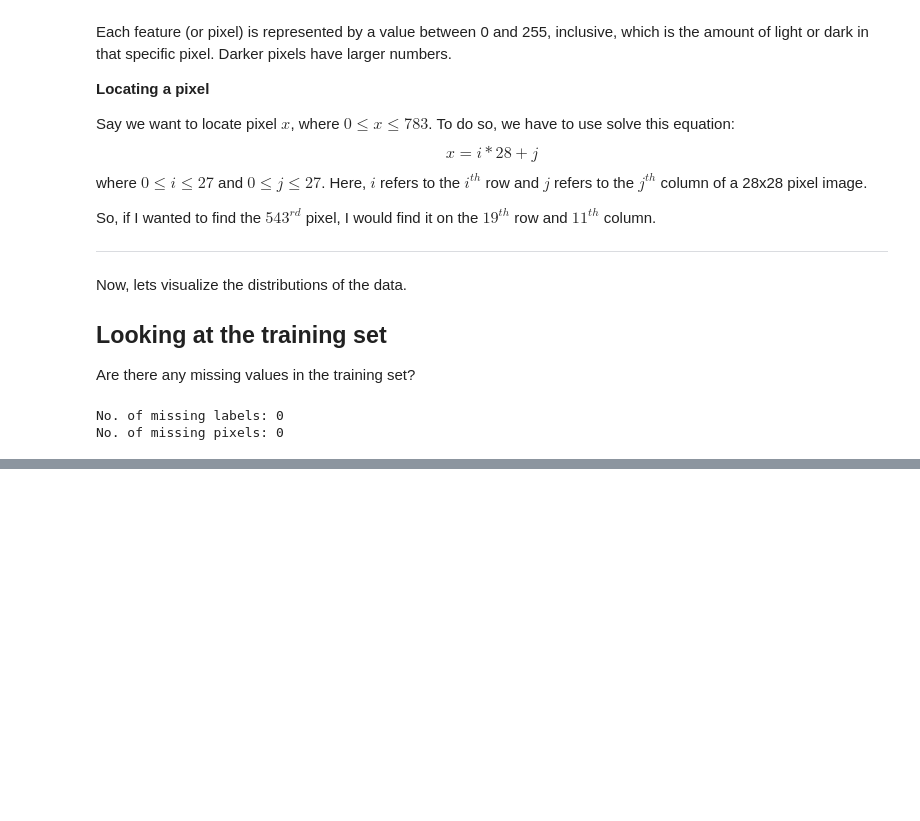
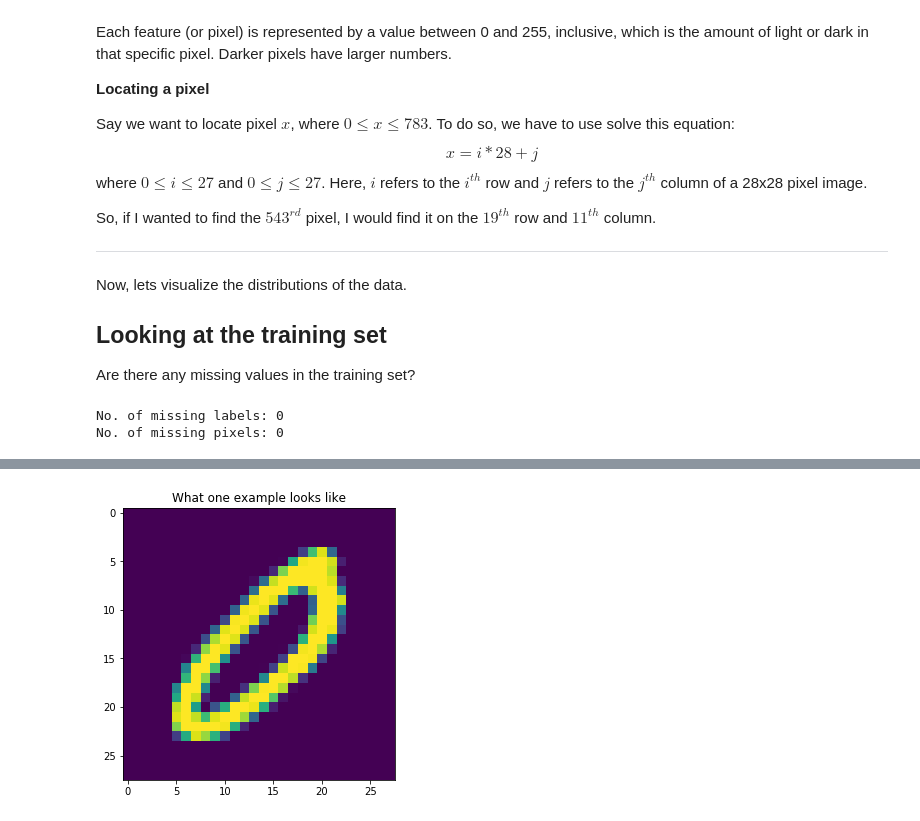
Before and after one commit to philliplagoc/Kaggle-Digit-Recognizer-Contest, a Jupyter notebook: DigitRecognizer.ipynb, the cells around one changed output, grey strips where cells are left out. Saved outputs shown, nothing was run; the diff lists cells and outputs as text; code cells hidden in the pictures; blank space fills up the shorter version.

```diff
--- a/DigitRecognizer.ipynb
+++ b/DigitRecognizer.ipynb
@@ -86,0 +103,9 @@ For example, say there is a dataset of 100 observations, where 90 are labeled as
+# %%
+norm_train = train.drop(columns = ['label']).values / 255
+# %%
+fig, ax = plt.subplots(figsize = (5, 5))
+ax.set_title('What one example looks like')
+plt.imshow(norm_train[8994].reshape(28, 28))
+plt.show()
+# %% [output]
+[figure, added]
```
Also changed, not shown: parts of 40 cells of this notebook, 3 other files.
